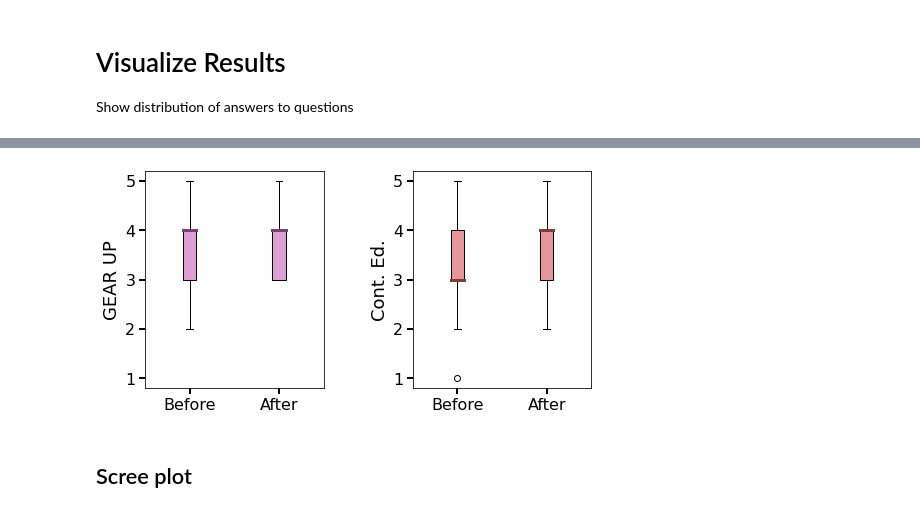
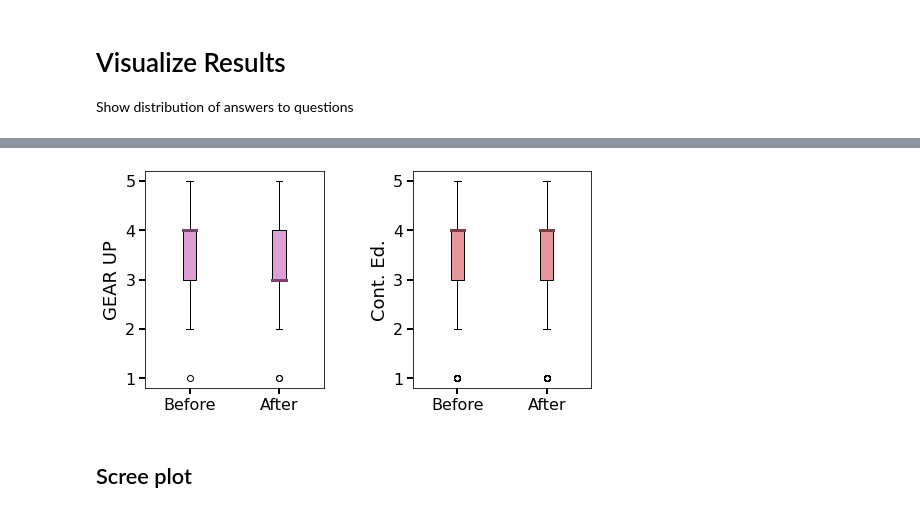
Before and after one commit to stetef/Nanocamp, a Jupyter notebook: Analysis.ipynb, the cells around one changed output, grey strips where cells are left out. Saved outputs shown, nothing was run; the diff lists cells and outputs as text; code cells hidden in the pictures.

Commit message:
update readme and  figures

```diff
--- a/Analysis.ipynb
+++ b/Analysis.ipynb
@@ -138,25 +120,30 @@ I can help others with science related topics.
 # %%
 fig, axes = plt.subplots(figsize=(8, 4), ncols=2)
 plt.subplots_adjust(wspace=0.5)
 colors = [[plt.cm.tab20b(16), plt.cm.tab20b(19)],
           [plt.cm.tab20b(12), plt.cm.tab20b(15)]]
 
 for i, camp in enumerate(['GEAR UP', 'Cont. Ed.']):
-    data = filter_out_nans(DATA[i])
+
+    data = np.array(list(DATA[i].values())).reshape(2, -1)
+    nan_indices = np.where(data == 0)
+    cols = np.flip(np.sort(np.array(nan_indices).T[:, 1]))
+    for col in cols:
+        data = np.delete(data, col, axis=1)
 
     axes[i].boxplot(data.T, patch_artist=True,
                     medianprops=dict(color=colors[i][0], linewidth=3),
                     boxprops=dict(facecolor=colors[i][1]))
 
     axes[i].set_ylabel(camp, fontsize=18)
     axes[i].set_yticks(np.arange(6))
     axes[i].set_xticks([1, 2])
     axes[i].set_xticklabels(['Before', 'After'])
     axes[i].set_ylim(0.8, 5.2)
     axes[i].tick_params(width=2, length=6, labelsize=16)
 plt.savefig(f'Figures/combined_boxplot.png', dpi=400, bbox_inches='tight')
 # %% [output]
-[figure, old version]
+[figure, new version]
 # %% [markdown]
 ## Scree plot
 # %%
```
Also changed, not shown: parts of 3 cells of this notebook, 6 other files.
